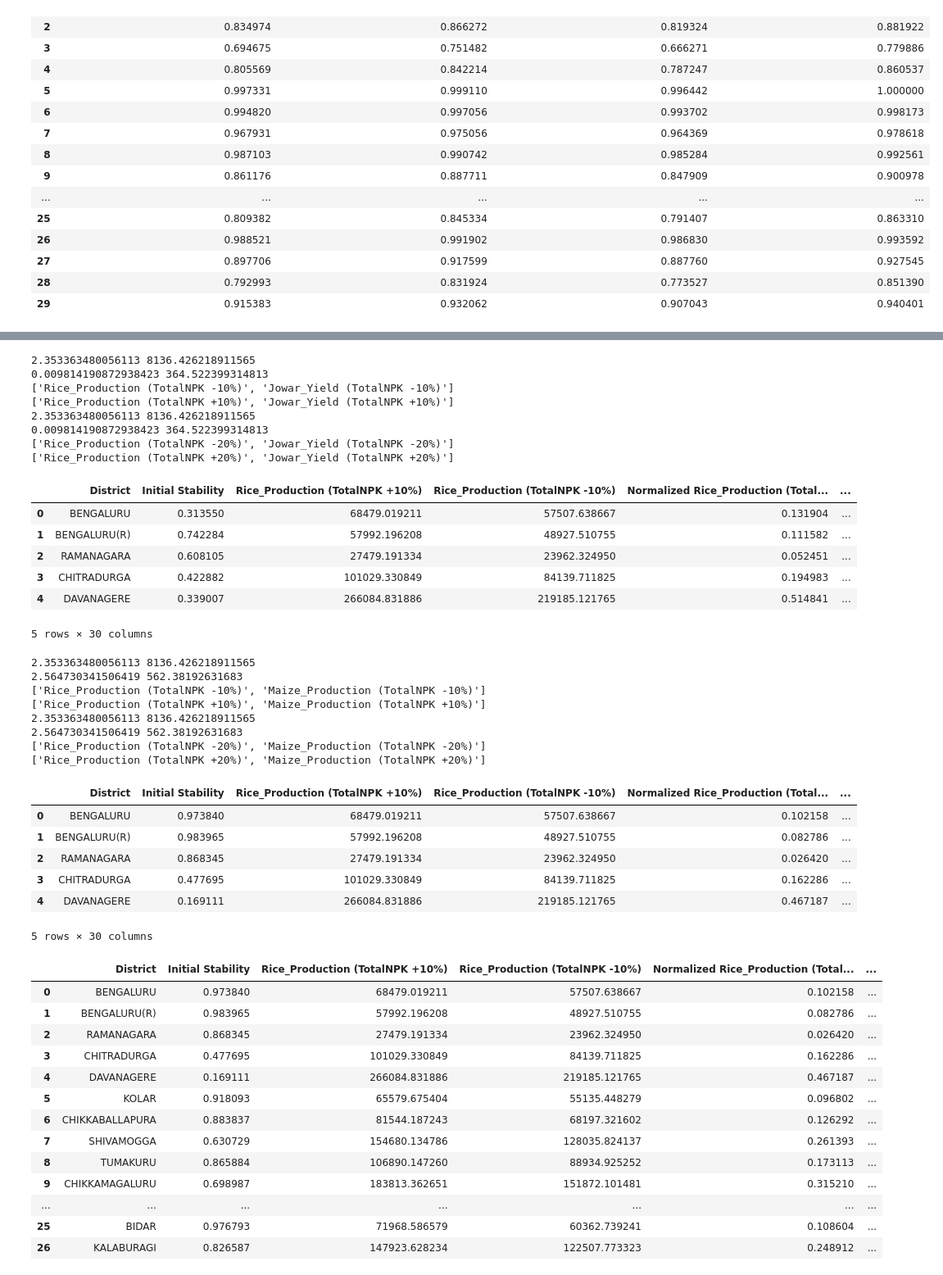
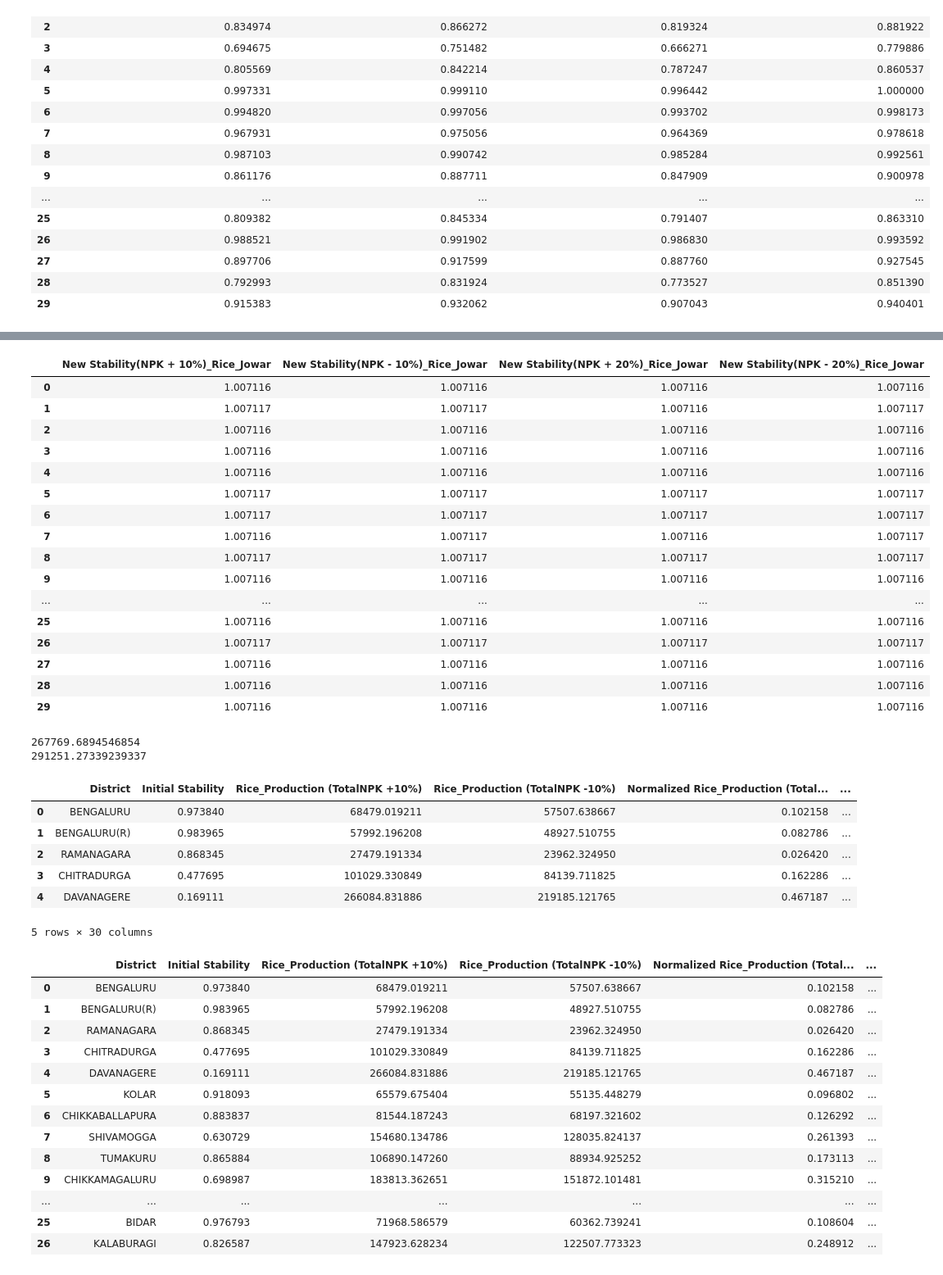
Before and after one commit to Manish3693/WSL_PSS, a Jupyter notebook: PE_1.ipynb, the cells around one changed output, grey strips where cells are left out. Shown at 82% size. Cells and saved outputs as stored; diff of their text form; code cells hidden in the pictures.

Commit message:
Maize Prescriptive added to the repo

```diff
--- a/PE_1.ipynb
+++ b/PE_1.ipynb
@@ -1041,53 +1055,42 @@ normalized_data_1
+# %%
+normalized_data_2
+# %% [output]
+|  | New Stability(NPK + 10%)_Rice_Jowar | New Stability(NPK - 10%)_Rice_Jowar | New Stability(NPK + 20%)_Rice_Jowar | New Stability(NPK - 20%)_Rice_Jowar |
+| 0 | 1.007116 | 1.007116 | 1.007116 | 1.007116 |
+| 1 | 1.007117 | 1.007117 | 1.007116 | 1.007117 |
+| 2 | 1.007116 | 1.007116 | 1.007116 | 1.007116 |
+| 3 | 1.007116 | 1.007116 | 1.007116 | 1.007116 |
+| 4 | 1.007116 | 1.007116 | 1.007116 | 1.007116 |
+| 5 | 1.007117 | 1.007117 | 1.007117 | 1.007117 |
+| 6 | 1.007117 | 1.007117 | 1.007117 | 1.007117 |
+| 7 | 1.007116 | 1.007117 | 1.007116 | 1.007117 |
+| 8 | 1.007117 | 1.007117 | 1.007117 | 1.007117 |
+| 9 | 1.007116 | 1.007116 | 1.007116 | 1.007116 |
+| ... | ... | ... | ... | ... |
+| 25 | 1.007116 | 1.007116 | 1.007116 | 1.007116 |
+| 26 | 1.007117 | 1.007117 | 1.007117 | 1.007117 |
+| 27 | 1.007116 | 1.007116 | 1.007116 | 1.007116 |
+| 28 | 1.007116 | 1.007116 | 1.007116 | 1.007116 |
+| 29 | 1.007116 | 1.007116 | 1.007116 | 1.007116 |
 # %%
 base_column = "TotalNPK"
-capability_vector = ["Rice_Production", "Jowar_Yield"]
+capability_vector = ["Rice_Production", "Maize_Production"]
 # change_percentage = 20
 change_percentages = [10,20]
 dim = len(capability_vector)
 
-new_data_1,result_df,res1_df = calc_and_vis_impact_stability_2D(G, existing_data.copy(), adjacency_file, base_column, capability_vector, change_percentages, dim)
+new_data_1,result_df,res1_df = calc_and_vis_impact_stability_2D1(G, existing_data.copy(), adjacency_file, base_column, capability_vector, change_percentages, dim)
 new_data_1.head()
 # %% [output]
-2.353363480056113 8136.426218911565
-0.009814190872938423 364.522399314813
-['Rice_Production (TotalNPK -10%)', 'Jowar_Yield (TotalNPK -10%)']
-['Rice_Production (TotalNPK +10%)', 'Jowar_Yield (TotalNPK +10%)']
-2.353363480056113 8136.426218911565
-0.009814190872938423 364.522399314813
-['Rice_Production (TotalNPK -20%)', 'Jowar_Yield (TotalNPK -20%)']
-['Rice_Production (TotalNPK +20%)', 'Jowar_Yield (TotalNPK +20%)']
+267769.6894546854
+291251.27339239337
 |  | District | Initial Stability | Rice_Production (TotalNPK +10%) | Rice_Production (TotalNPK -10%) | Normalized Rice_Production (Total... | ... |
-| 0 | BENGALURU | 0.313550 | 68479.019211 | 57507.638667 | 0.131904 | ... |
-| 1 | BENGALURU(R) | 0.742284 | 57992.196208 | 48927.510755 | 0.111582 | ... |
-| 2 | RAMANAGARA | 0.608105 | 27479.191334 | 23962.324950 | 0.052451 | ... |
-| 3 | CHITRADURGA | 0.422882 | 101029.330849 | 84139.711825 | 0.194983 | ... |
-| 4 | DAVANAGERE | 0.339007 | 266084.831886 | 219185.121765 | 0.514841 | ... |
+| 0 | BENGALURU | 0.973840 | 68479.019211 | 57507.638667 | 0.102158 | ... |
+| 1 | BENGALURU(R) | 0.983965 | 57992.196208 | 48927.510755 | 0.082786 | ... |
+| 2 | RAMANAGARA | 0.868345 | 27479.191334 | 23962.324950 | 0.026420 | ... |
+| 3 | CHITRADURGA | 0.477695 | 101029.330849 | 84139.711825 | 0.162286 | ... |
+| 4 | DAVANAGERE | 0.169111 | 266084.831886 | 219185.121765 | 0.467187 | ... |
 5 rows × 30 columns
-# %%
-base_column = "TotalNPK"
-capability_vector = ["Rice_Production", "Maize_Production"]
-# change_percentage = 20
-change_percentages = [10,20]
-dim = len(capability_vector)
-
-new_data_1,result_df,res1_df = calc_and_vis_impact_stability_2D(G, existing_data.copy(), adjacency_file, base_column, capability_vector, change_percentages, dim)
-new_data_1.head()
-# %% [output]
-2.353363480056113 8136.426218911565
-2.564730341506419 562.38192631683
-['Rice_Production (TotalNPK -10%)', 'Maize_Production (TotalNPK -10%)']
-['Rice_Production (TotalNPK +10%)', 'Maize_Production (TotalNPK +10%)']
-2.353363480056113 8136.426218911565
-2.564730341506419 562.38192631683
-['Rice_Production (TotalNPK -20%)', 'Maize_Production (TotalNPK -20%)']
-['Rice_Production (TotalNPK +20%)', 'Maize_Production (TotalNPK +20%)']
-|  | District | Initial Stability | Rice_Production (TotalNPK +10%) | Rice_Production (TotalNPK -10%) | Normalized Rice_Production (Total... | ... |
-| 0 | BENGALURU | 0.973840 | 68479.019211 | 57507.638667 | 0.102158 | ... |
-| 1 | BENGALURU(R) | 0.983965 | 57992.196208 | 48927.510755 | 0.082786 | ... |
-| 2 | RAMANAGARA | 0.868345 | 27479.191334 | 23962.324950 | 0.026420 | ... |
-| 3 | CHITRADURGA | 0.477695 | 101029.330849 | 84139.711825 | 0.162286 | ... |
-| 4 | DAVANAGERE | 0.169111 | 266084.831886 | 219185.121765 | 0.467187 | ... |
-5 rows × 30 columns
 # %%
 new_data_1
 # %% [output]
```
Also changed, not shown: parts of 12 cells of this notebook, 13 other files.
